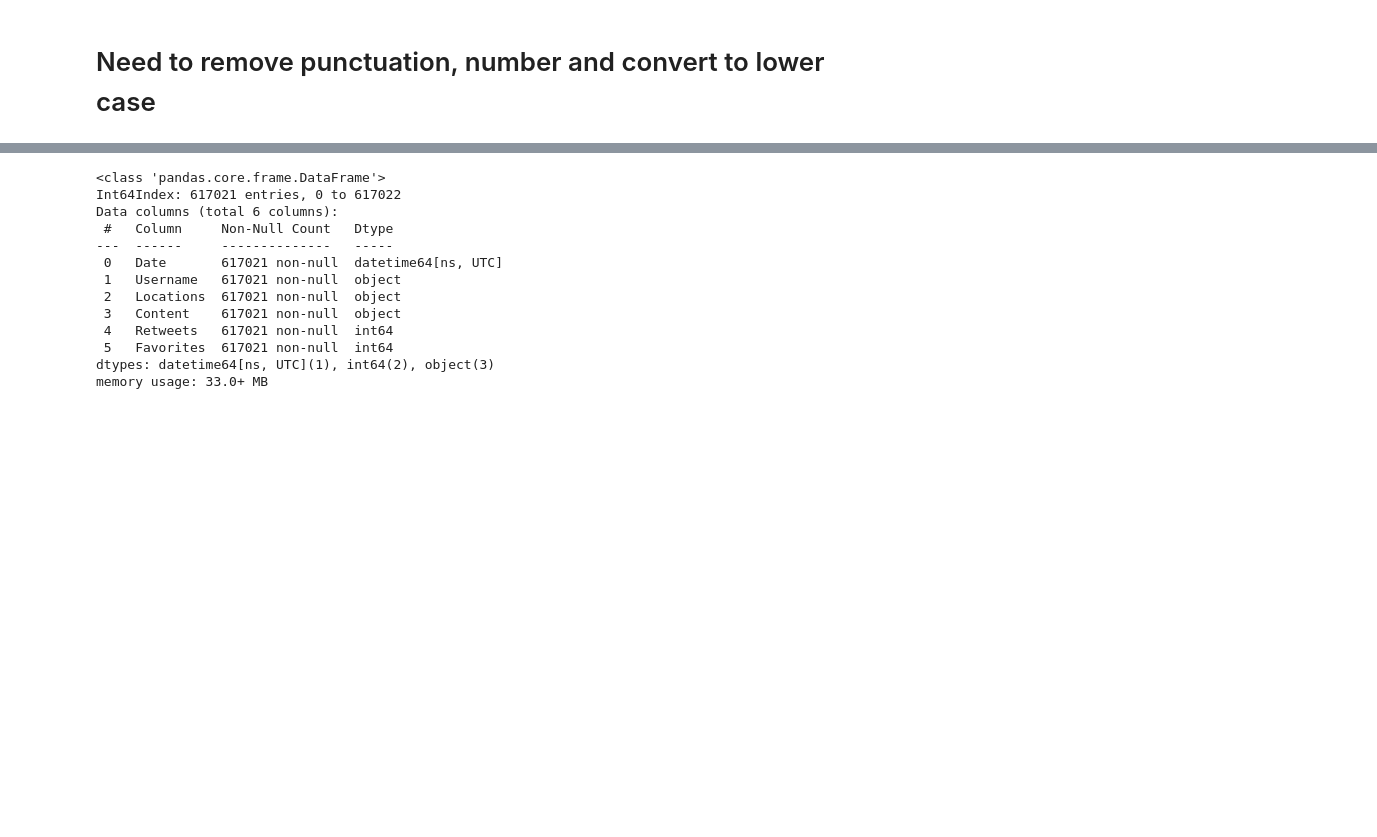
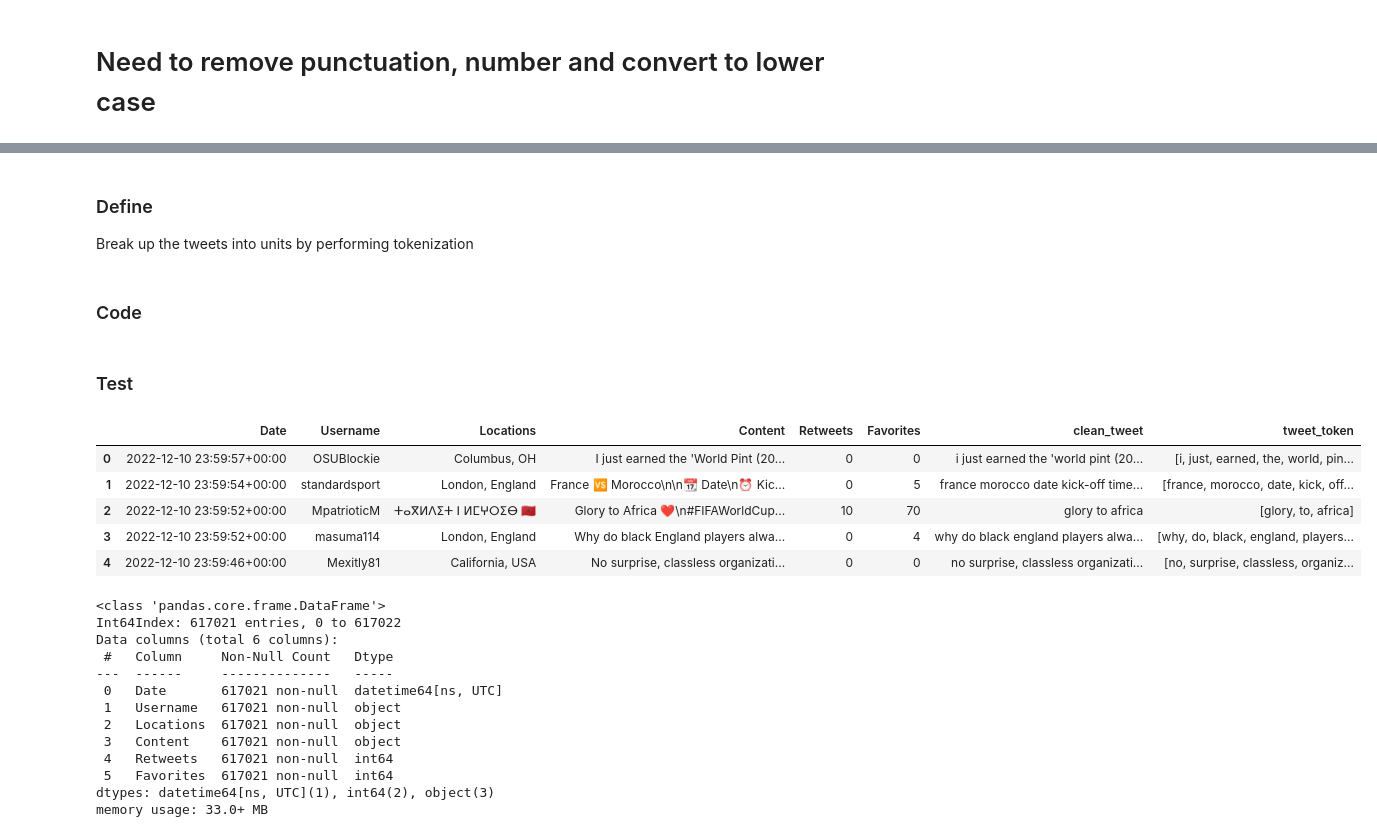
Before and after one commit to Gunjuzone/FIFA_World_Cup_2022_Sentiment_Analysis, a Jupyter notebook: 2022_Fifa_World_Cup_Sentiment_Analysis.ipynb, the cells around one changed output, grey strips where cells are left out. Drawn from its saved outputs; the diff is of its cells as text; code cells hidden in the pictures; blank space fills up the shorter version.

Commit message:
Tweet to lowercase and tokenize

```diff
--- a/2022_Fifa_World_Cup_Sentiment_Analysis.ipynb
+++ b/2022_Fifa_World_Cup_Sentiment_Analysis.ipynb
@@ -275,0 +281,2 @@ df.head()
+# %%
+df['clean_tweet'] = df['clean_tweet'].astype(str).str.lower()
@@ -275,0 +294,5 @@ df.head()
+# %% [markdown]
+### Define
+Break up the tweets into units by performing tokenization
+# %% [markdown]
+### Code
@@ -276,3 +303,18 @@ df.head()
+# %%
+regex = RegexpTokenizer('\w+')
+
+df['tweet_token']=df['clean_tweet'].apply(regex.tokenize)
+# %% [markdown]
+### Test
+# %%
+df.head()
+# %% [output]
+|  | Date | Username | Locations | Content | Retweets | Favorites | clean_tweet | tweet_token |
+| 0 | 2022-12-10 23:59:57+00:00 | OSUBlockie | Columbus, OH | I just earned the 'World Pint (20... | 0 | 0 | i just earned the 'world pint (20... | [i, just, earned, the, world, pin... |
+| 1 | 2022-12-10 23:59:54+00:00 | standardsport | London, England | France 🆚 Morocco\n\n📆 Date\n⏰ Kic... | 0 | 5 | france morocco date kick-off time... | [france, morocco, date, kick, off... |
+| 2 | 2022-12-10 23:59:52+00:00 | MpatrioticM | ⵜⴰⴳⵍⴷⵉⵜ ⵏ ⵍⵎⵖⵔⵉⴱ 🇲🇦 | Glory to Africa ❤️\n#FIFAWorldCup... | 10 | 70 | glory to africa | [glory, to, africa] |
+| 3 | 2022-12-10 23:59:52+00:00 | masuma114 | London, England | Why do black England players alwa... | 0 | 4 | why do black england players alwa... | [why, do, black, england, players... |
+| 4 | 2022-12-10 23:59:46+00:00 | Mexitly81 | California, USA | No surprise, classless organizati... | 0 | 0 | no surprise, classless organizati... | [no, surprise, classless, organiz... |
 # %%
 # Save cleaned dataframe
 df.to_pickle("cleaned.csv")
```
Also changed, not shown: parts of 9 cells of this notebook.
